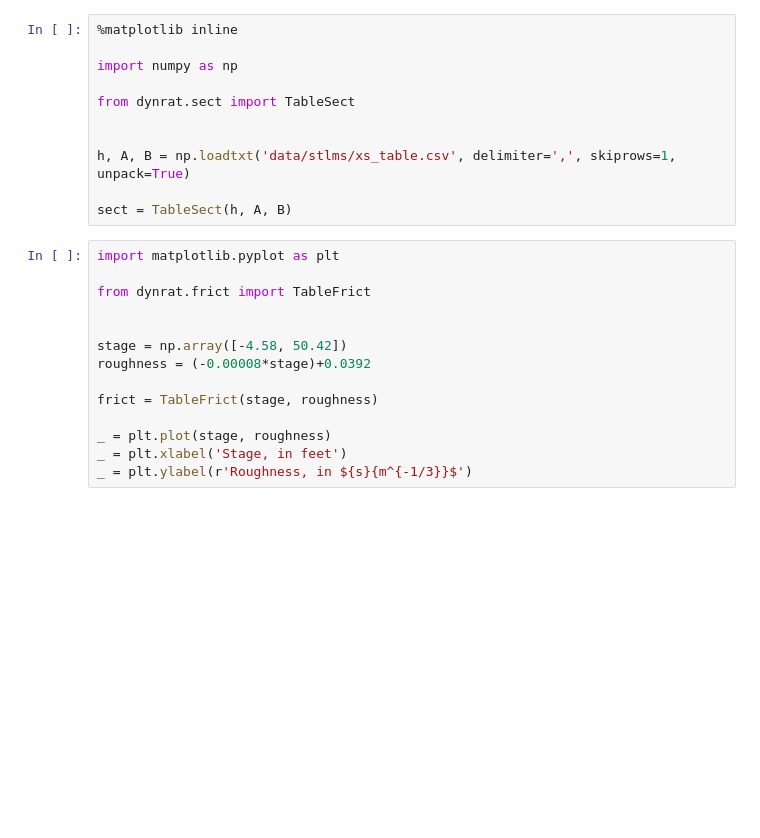
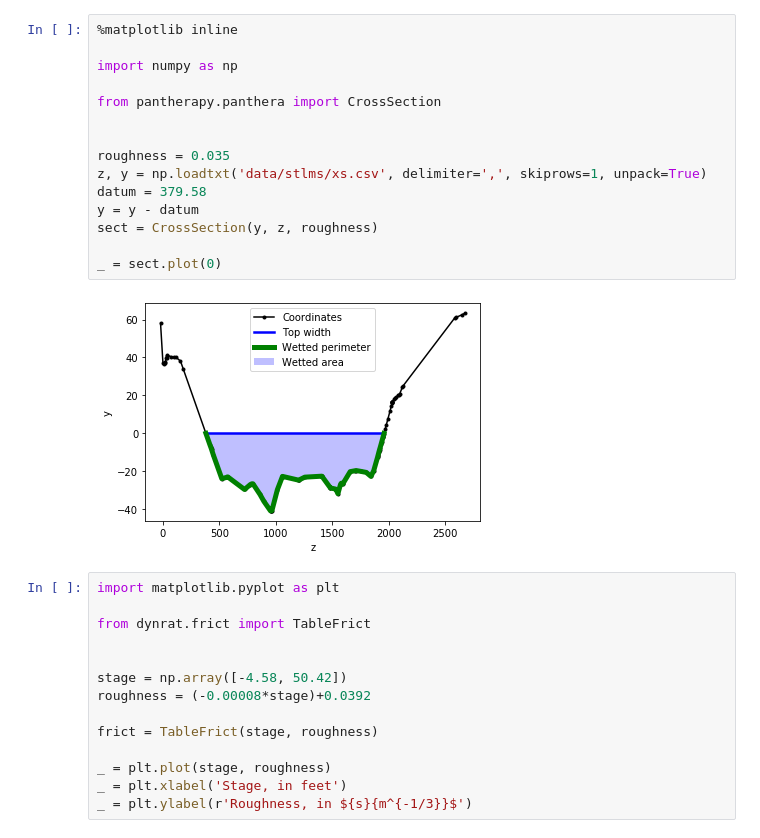
Before and after one commit to mdomanski-usgs/dynrat, a Jupyter notebook: examples/solve time series.ipynb, the cells around one changed output. Saved outputs shown, nothing was run; the diff lists cells and outputs as text; blank space fills up the shorter version.

```diff
--- a/examples/solve time series.ipynb
+++ b/examples/solve time series.ipynb
@@ -1,14 +1,20 @@
 # %%
 %matplotlib inline
 
 import numpy as np
 
-from dynrat.sect import TableSect
+from pantherapy.panthera import CrossSection
 
 
-h, A, B = np.loadtxt('data/stlms/xs_table.csv', delimiter=',', skiprows=1, unpack=True)
+roughness = 0.035
+z, y = np.loadtxt('data/stlms/xs.csv', delimiter=',', skiprows=1, unpack=True)
+datum = 379.58
+y = y - datum
+sect = CrossSection(y, z, roughness)
 
-sect = TableSect(h, A, B)
+_ = sect.plot(0)
+# %% [output]
+[figure, added]
 # %%
 import matplotlib.pyplot as plt
 
```
Also changed, not shown: parts of 2 cells of this notebook, 2 other files.
